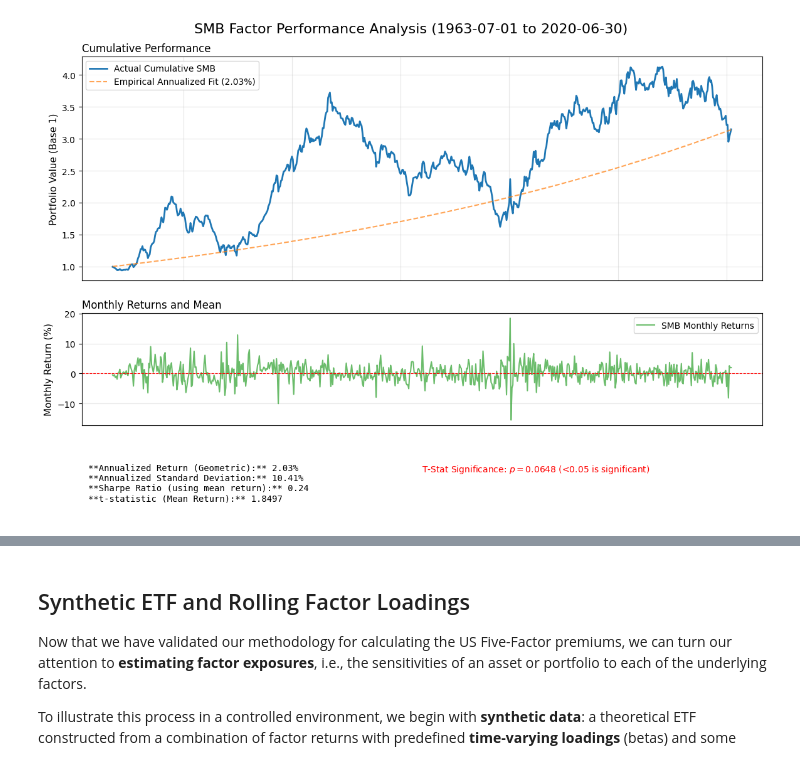
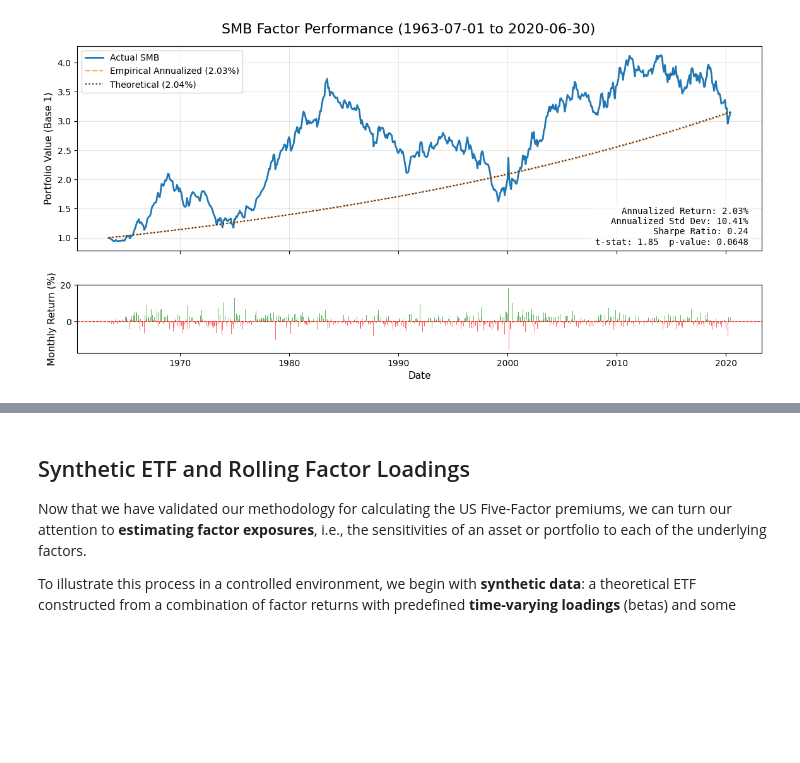
Before and after one commit to husainm97/quant-lab-alpha, a Jupyter notebook: notebooks/factor_premium_tests.ipynb, the cells around one changed output, grey strips where cells are left out. Cells and saved outputs as stored; diff of their text form; code cells hidden in the pictures; blank space fills up the shorter version.

```diff
--- a/notebooks/factor_premium_tests.ipynb
+++ b/notebooks/factor_premium_tests.ipynb
@@ -189,5 +225,5 @@ performance_analysis(ff_factors, 'CMA')
 # %%
-performance_analysis(ff_factors, 'SMB')
+analyze_ff_factor(ff_factors, 'SMB')
 # %% [output]
-[figure, old version]
+[figure, new version]
 # %%
```
Also changed, not shown: parts of 24 cells of this notebook, 1 other file.
